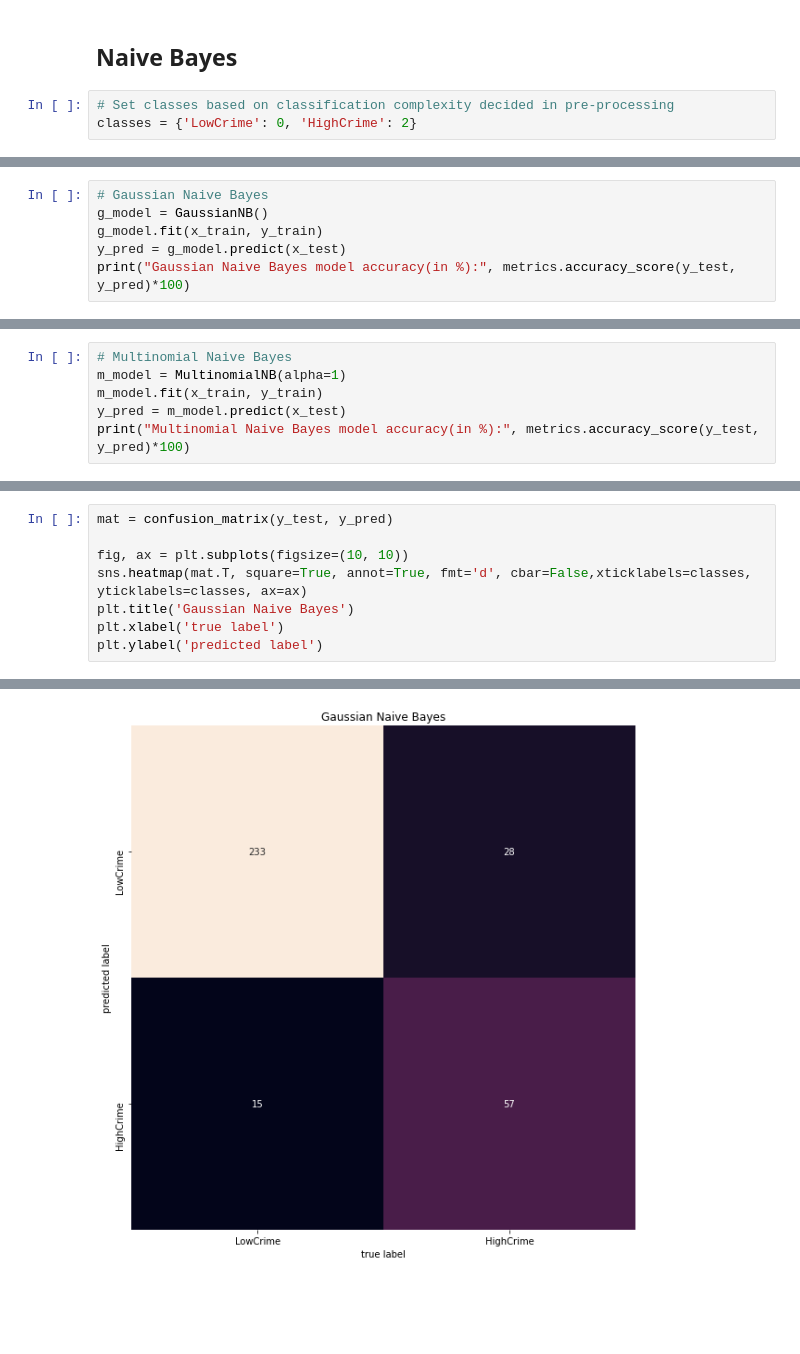
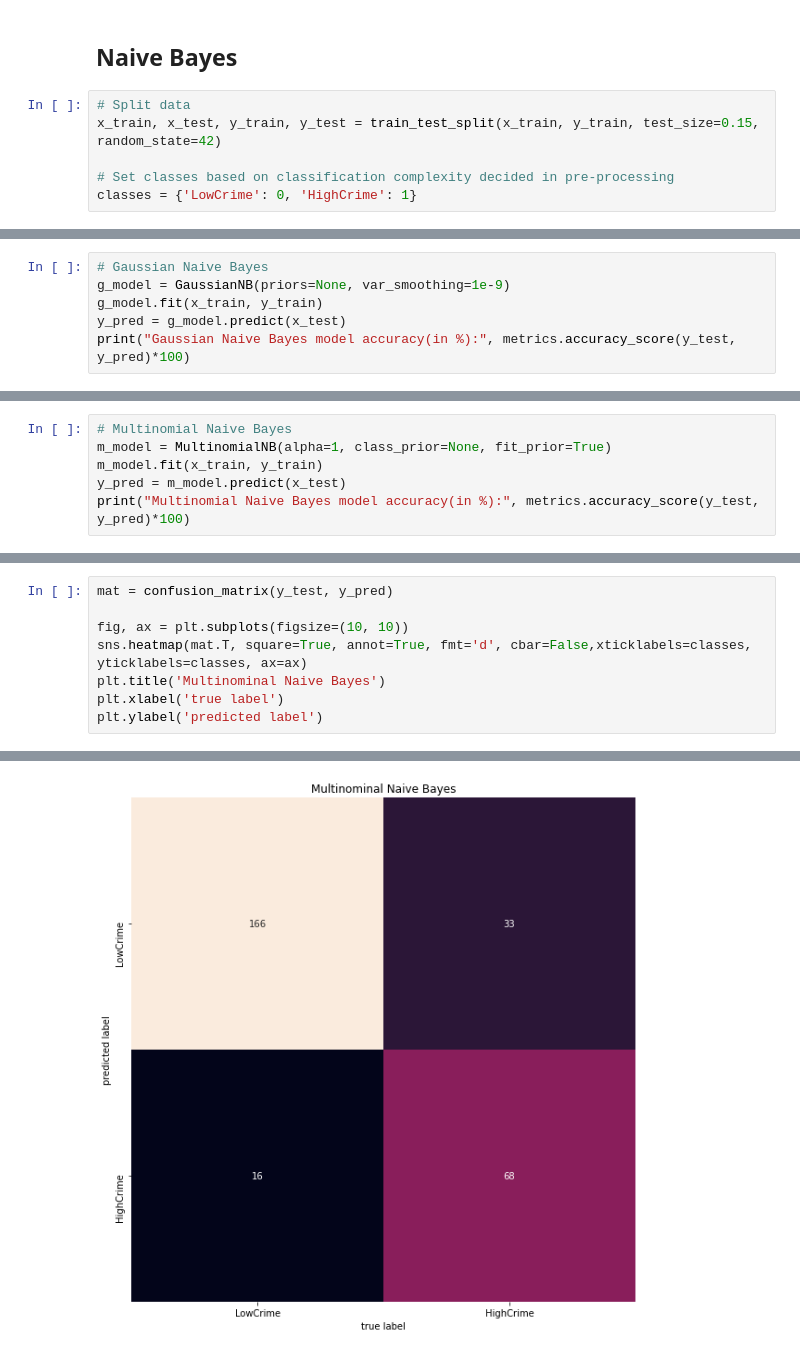
Before and after one commit to blueriver212/Crime_Prediction_ML, a Jupyter notebook: B_FINAL.ipynb, the cells around one changed output, grey strips where cells are left out. Saved outputs shown, nothing was run; the diff lists cells and outputs as text; blank space fills up the shorter version.

```diff
--- a/B_FINAL.ipynb
+++ b/B_FINAL.ipynb
@@ -25,6 +25,9 @@ from sklearn.metrics import classification_report
 # %% [markdown]
 ## Naive Bayes
 # %%
+# Split data
+x_train, x_test, y_train, y_test = train_test_split(x_train, y_train, test_size=0.15, random_state=42)
+
 # Set classes based on classification complexity decided in pre-processing
-classes = {'LowCrime': 0, 'HighCrime': 2}
+classes = {'LowCrime': 0, 'HighCrime': 1}
 # %% [markdown]
@@ -35,7 +38,7 @@ Parameters:
 - var_smoothing: Portion of the largest variance of all features that is added to variances for calculation stability.
 # %%
 # Gaussian Naive Bayes
-g_model = GaussianNB()
+g_model = GaussianNB(priors=None, var_smoothing=1e-9)
 g_model.fit(x_train, y_train)
 y_pred = g_model.predict(x_test)
 print("Gaussian Naive Bayes model accuracy(in %):", metrics.accuracy_score(y_test, y_pred)*100)
@@ -72,7 +110,7 @@ Parameters:
 - class_prior: Prior probabilities of the classes. If specified the priors are not adjusted according to the data.
 # %%
 # Multinomial Naive Bayes
-m_model = MultinomialNB(alpha=1)
+m_model = MultinomialNB(alpha=1, class_prior=None, fit_prior=True)
 m_model.fit(x_train, y_train)
 y_pred = m_model.predict(x_test)
 print("Multinomial Naive Bayes model accuracy(in %):", metrics.accuracy_score(y_test, y_pred)*100)
@@ -92,11 +130,11 @@ weighted avg       0.87      0.87      0.87       333
 # %%
 mat = confusion_matrix(y_test, y_pred)
 
 fig, ax = plt.subplots(figsize=(10, 10))
 sns.heatmap(mat.T, square=True, annot=True, fmt='d', cbar=False,xticklabels=classes, yticklabels=classes, ax=ax)
-plt.title('Gaussian Naive Bayes')
+plt.title('Multinominal Naive Bayes')
 plt.xlabel('true label')
 plt.ylabel('predicted label')
 # %% [output]
 Text(76.2, 0.5, 'predicted label')
-[figure, old version]
+[figure, new version]
```
Also changed, not shown: parts of 25 cells of this notebook, 1 other file.
